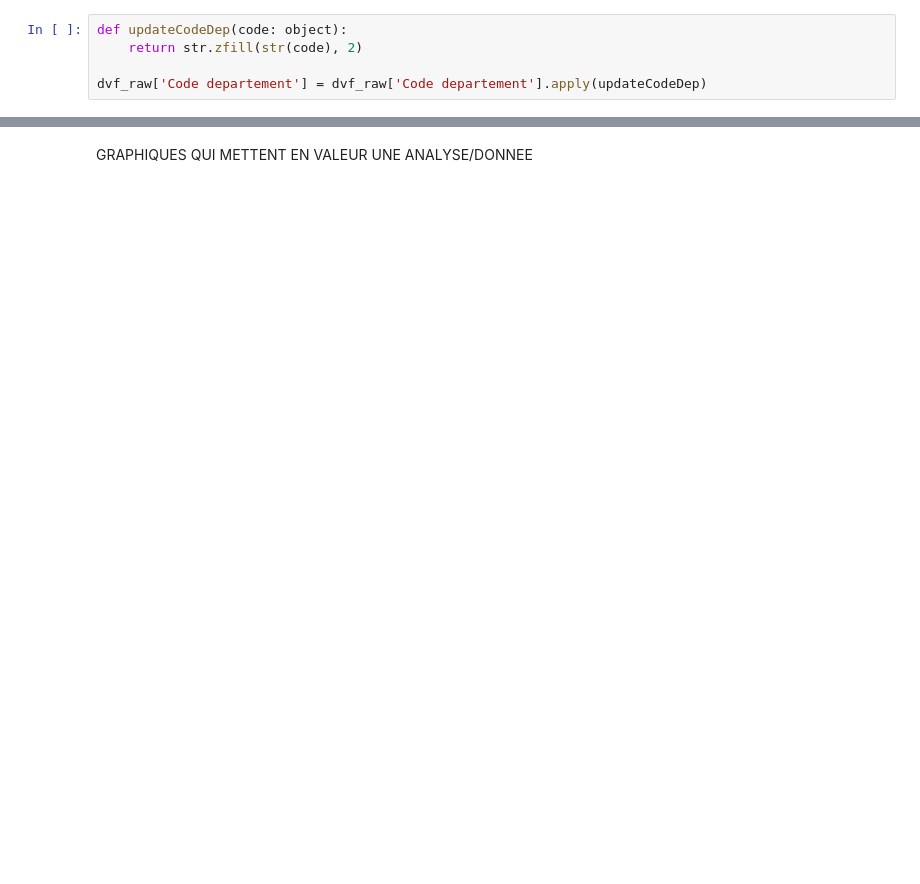
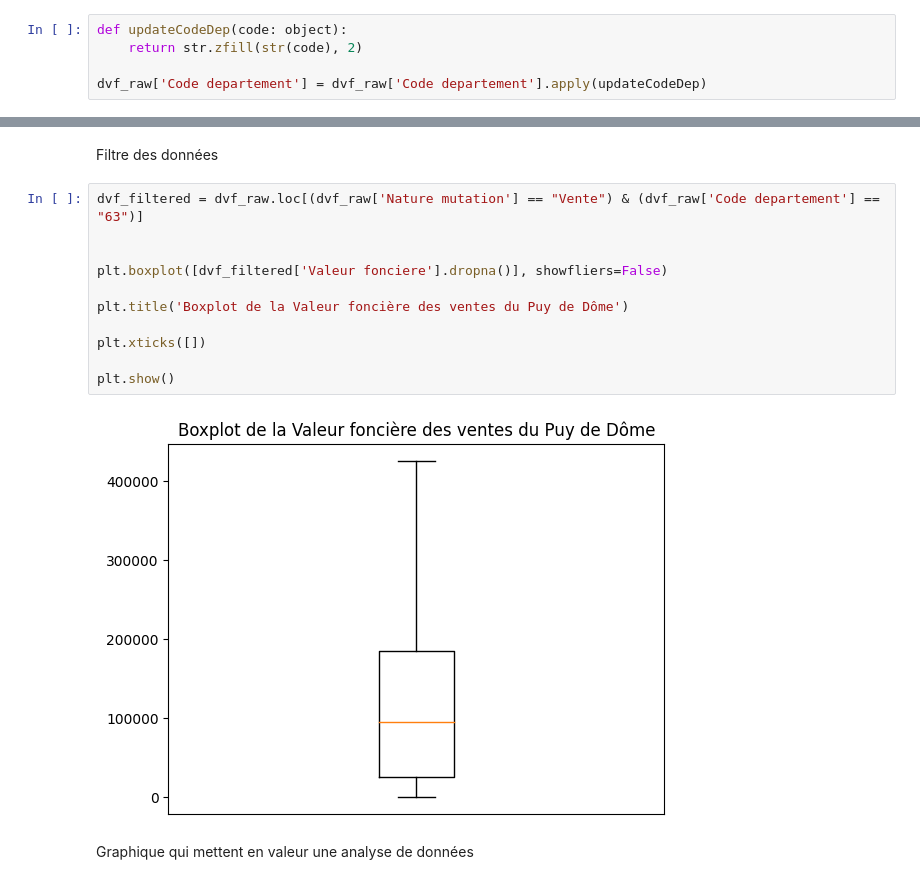
Before and after one commit to ZeelX/AnalyseDvfR3, a Jupyter notebook: src/analyse.ipynb, the cells around one changed output, grey strips where cells are left out. Cells and saved outputs as stored; diff of their text form; blank space fills up the shorter version.

```diff
--- a/src/analyse.ipynb
+++ b/src/analyse.ipynb
@@ -77,5 +60,20 @@ Name: Region, Length: 3803885, dtype: object
-# %% [markdown]
-GRAPHIQUES QUI METTENT EN VALEUR UNE ANALYSE/DONNEE
+# %% [markdown]
+Filtre des données
+# %%
+dvf_filtered = dvf_raw.loc[(dvf_raw['Nature mutation'] == "Vente") & (dvf_raw['Code departement'] == "63")]
+
+
+plt.boxplot([dvf_filtered['Valeur fonciere'].dropna()], showfliers=False)
+
+plt.title('Boxplot de la Valeur foncière des ventes du Puy de Dôme')
+
+plt.xticks([])
+
+plt.show()
+# %% [output]
+[figure, added]
+# %% [markdown]
+Graphique qui mettent en valeur une analyse de données
 # %%
 valeur_fonciere_median_region = dvf_raw.groupby('Region')['Valeur fonciere'].median()
 plt.figure(figsize=(12, 6))
```
Also changed, not shown: parts of 11 cells of this notebook.
